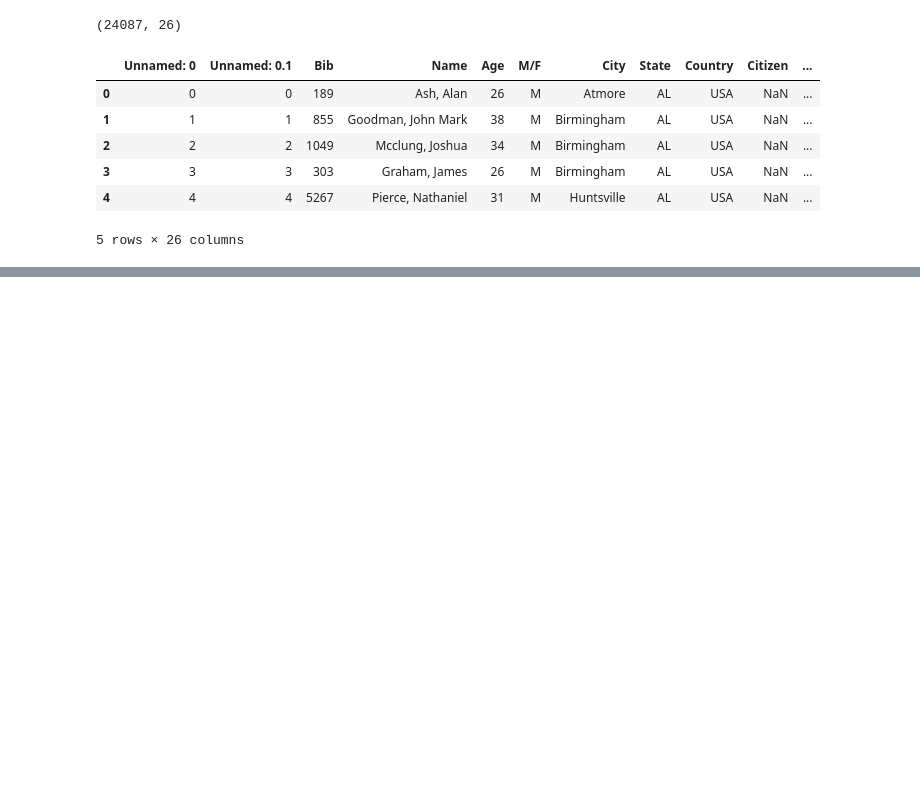
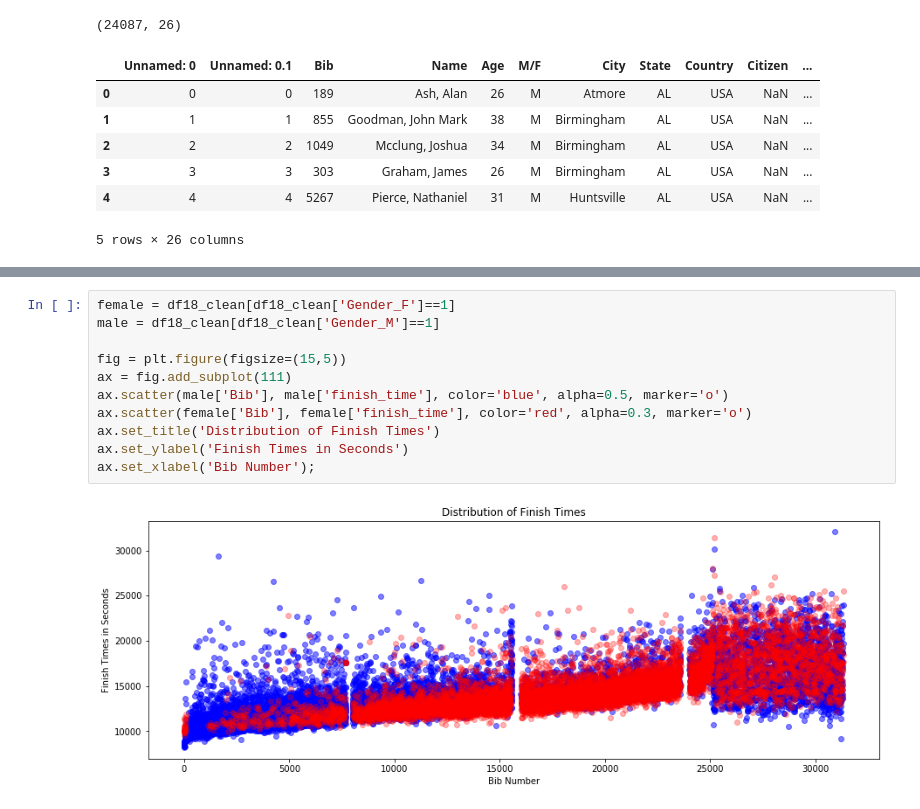
Before and after one commit to maicat11/Project_2-Marathon-Predictor, a Jupyter notebook: DataExploration.ipynb, the cells around one changed output, grey strips where cells are left out. Cells and saved outputs as stored; diff of their text form; blank space fills up the shorter version.

```diff
--- a/DataExploration.ipynb
+++ b/DataExploration.ipynb
@@ -298 +89,14 @@ plt.hist(df15['finish_time'], bins=20);  # poisson??? or just normal right skewe
+# %%
+female = df18_clean[df18_clean['Gender_F']==1]
+male = df18_clean[df18_clean['Gender_M']==1]
+
+fig = plt.figure(figsize=(15,5))
+ax = fig.add_subplot(111)
+ax.scatter(male['Bib'], male['finish_time'], color='blue', alpha=0.5, marker='o')
+ax.scatter(female['Bib'], female['finish_time'], color='red', alpha=0.3, marker='o')
+ax.set_title('Distribution of Finish Times')
+ax.set_ylabel('Finish Times in Seconds')
+ax.set_xlabel('Bib Number');
+# %% [output]
+[figure, added]
 # %%
```
Also changed, not shown: parts of 27 cells of this notebook, 1 other file.
